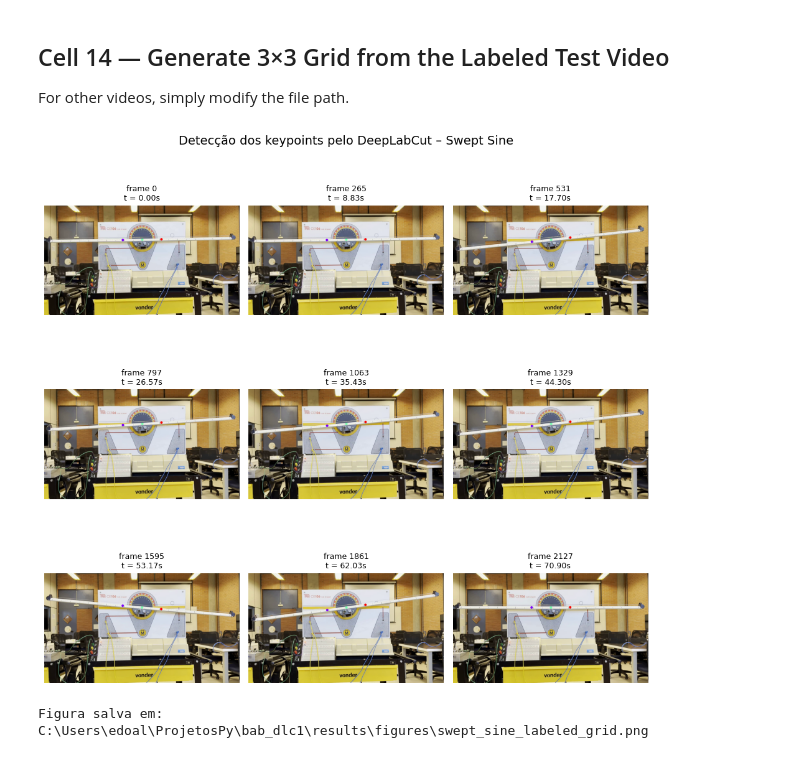
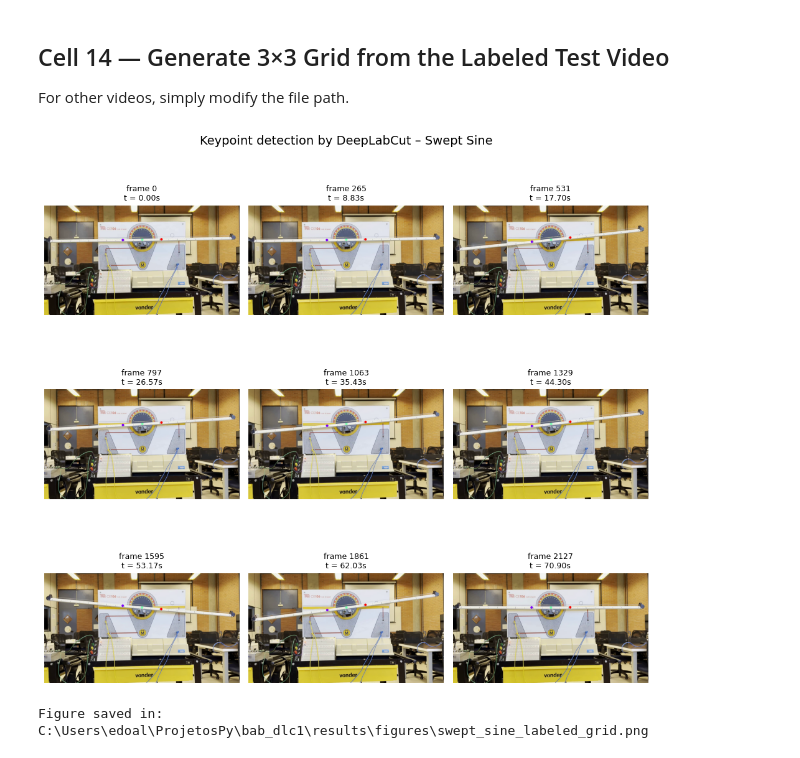
Before and after one commit to EdoAlmeida/ball-and-beam-dlc, a Jupyter notebook: notebooks/05_metrics_and_plots.ipynb, the cells around one changed output. Drawn from its saved outputs; the diff is of its cells as text; code cells hidden in the pictures.

```diff
--- a/notebooks/05_metrics_and_plots.ipynb
+++ b/notebooks/05_metrics_and_plots.ipynb
@@ -233,7 +233,6 @@ def estimate_k_rms(thetaV, theta_rad):
     Estimates k (rad/V) by RMS:
         k = rms(theta_rad) / rms(thetaV)
 
-    Maintains the same logic as the old notebook.
     """
     m = np.isfinite(thetaV) & np.isfinite(theta_rad)
     if m.sum() < 10:
@@ -278,7 +277,7 @@ def find_h5_for_video(video_path, videos_dir=VIDEOS_DIR):
     cands = sorted(videos_dir.glob(f"{stem}*.h5"))
 
     if not cands:
-        raise FileNotFoundError(f"Nenhum .h5 encontrado para {stem} em {videos_dir}")
+        raise FileNotFoundError(f"No .h5 found for {stem} in {videos_dir}")
 
     return cands[0]
 # %% [markdown]
@@ -286,8 +285,8 @@ def find_h5_for_video(video_path, videos_dir=VIDEOS_DIR):
 # %%
 def extract_theta_omega_from_h5(
     h5_path,
-    fps=30.0,
-    pcut=0.6
+    fps=FPS,
+    pcut=PCUT
 ):
     """
       Reproduces the logic of the previous notebook:
@@ -572,8 +571,8 @@ def compare_theta_like(
     # 8) THETA PLOT
     # ======================================================
     plt.figure(figsize=(10, 5))
-    plt.plot(t_m, th_mat_plot, label=f"Valor medido | k={k:.6f} rad/V")
-    plt.plot(t_v_plot, th_v_plot_centered, label="Visão Computacional")
+    plt.plot(t_m, th_mat_plot, label=f"Measured Value | k={k:.6f} rad/V")
+    plt.plot(t_v_plot, th_v_plot_centered, label="Computer Vision")
 
     plt.xlabel("Time (s)")
     plt.ylabel("θ (rad)")
@@ -867,7 +866,7 @@ video_labeled = VIDEOS_DIR / "swept_sine_readyDLC_Resnet50_bab_bar_onlyMar8shuff
 cap = cv2.VideoCapture(str(video_labeled))
 
 if not cap.isOpened():
-    raise RuntimeError(f"Não foi possível abrir o vídeo: {video_labeled}")
+    raise RuntimeError(f"Failed to open the video: {video_labeled}")
 
 fps = cap.get(cv2.CAP_PROP_FPS)
 total_frames = int(cap.get(cv2.CAP_PROP_FRAME_COUNT))
@@ -884,32 +883,32 @@ for idx in indices:
 
     if ret:
         frame = cv2.cvtColor(frame, cv2.COLOR_BGR2RGB)
         frames.append(frame)
         times.append(idx / fps)
 
 cap.release()
 
 # ======================
 # Plot grid
 # ======================
 
 fig, axes = plt.subplots(3, 3, figsize=(10, 10))
 
 for ax, frame, idx, t in zip(axes.flatten(), frames, indices, times):
     ax.imshow(frame)
     ax.set_title(f"frame {idx}\nt = {t:.2f}s", fontsize=9)
     ax.axis("off")
 
 plt.suptitle("Keypoint detection by DeepLabCut – Swept Sine", fontsize=14)
 
 plt.tight_layout()
 
 out_path = FIGURES_DIR / "swept_sine_labeled_grid.png"
 plt.savefig(out_path, dpi=300, bbox_inches="tight")
 
 plt.show()
 
 print("Figure saved in:", out_path)
 # %% [output]
-[figure, old version]
+[figure, new version]
-Figura salva em: C:\Users\edoal\ProjetosPy\bab_dlc1\results\figures\swept_sine_labeled_grid.png
+Figure saved in: C:\Users\edoal\ProjetosPy\bab_dlc1\results\figures\swept_sine_labeled_grid.png
```
Also changed, not shown: parts of 5 cells of this notebook, 5 other files.
